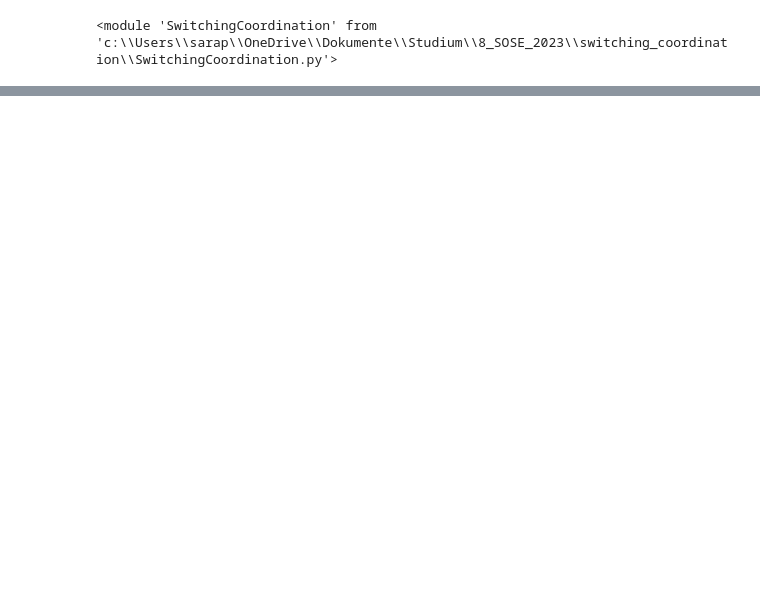
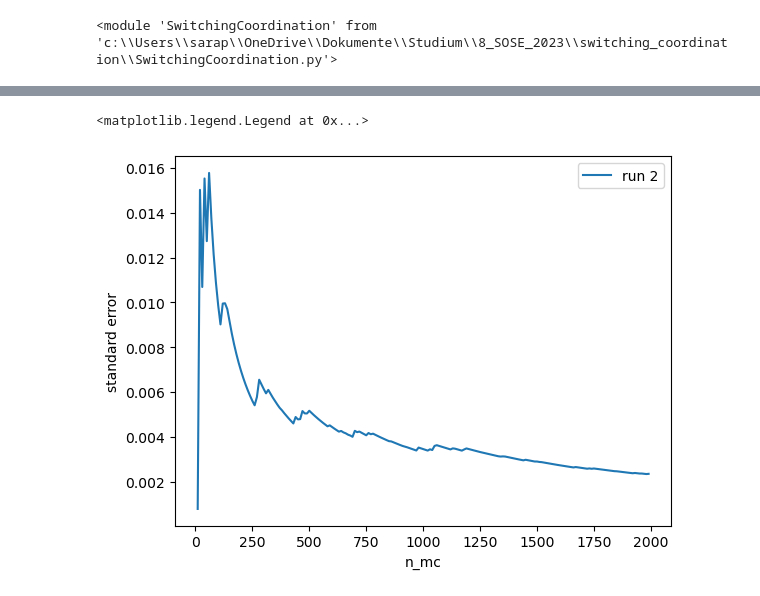
Before and after one commit to mohsen-raoufi/switching_coordination, a Jupyter notebook: n_mc.ipynb, the cells around one changed output, grey strips where cells are left out. Saved outputs shown, nothing was run; the diff lists cells and outputs as text; code cells hidden in the pictures; blank space fills up the shorter version.

```diff
--- a/n_mc.ipynb
+++ b/n_mc.ipynb
@@ -52,0 +68,9 @@ plt.legend()
+# %%
+std_mean_arr = [s/np.sqrt(x) for s,x in zip(std_arr[:],xaxisarr[:])]
+plt.plot(xaxisarr,std_mean_arr, label=f'run {g}')
+plt.xlabel('n_mc')
+plt.ylabel('standard error')
+plt.legend()
+# %% [output]
+<matplotlib.legend.Legend at 0x...>
+[figure, added]
```
Also changed, not shown: parts of 2 cells of this notebook.
